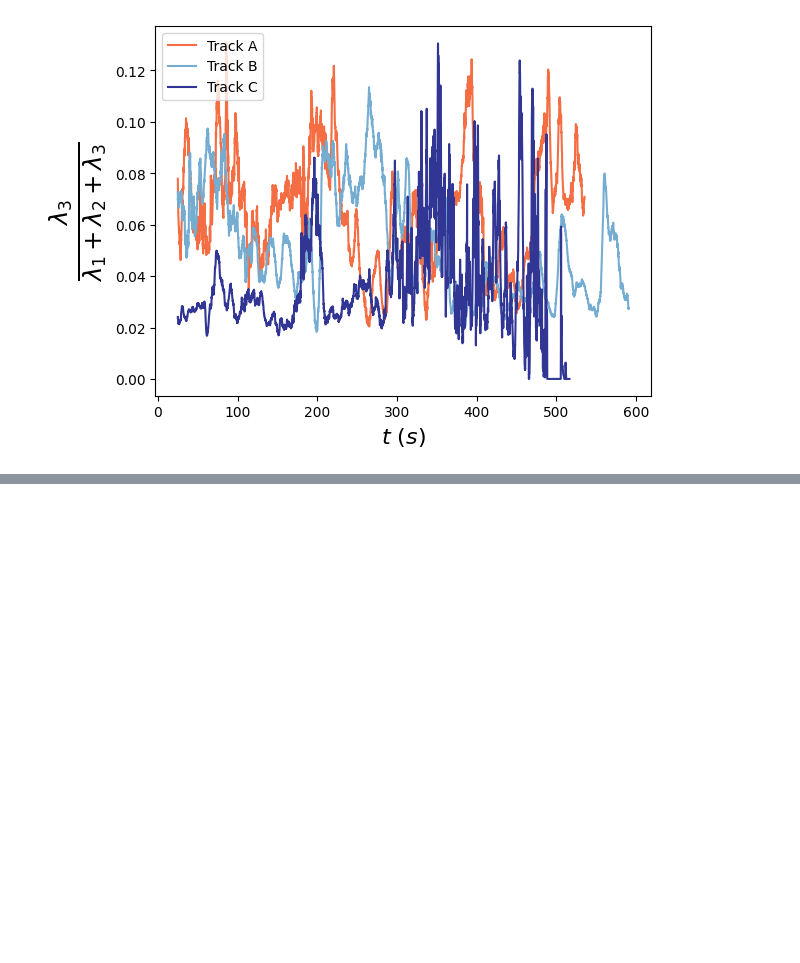
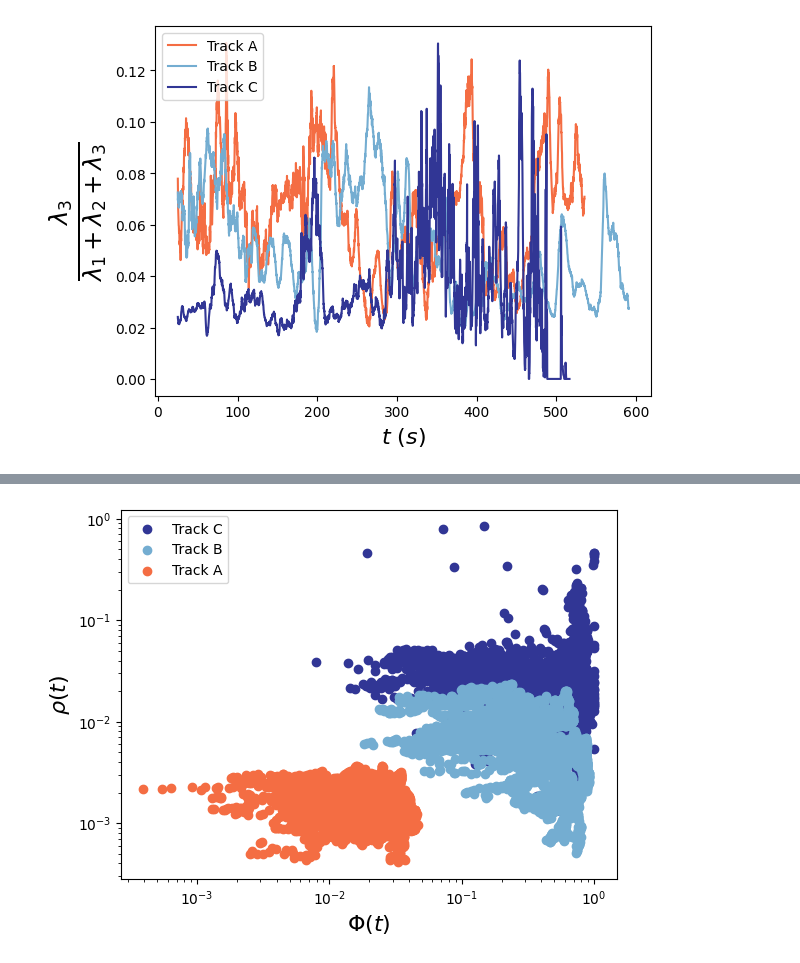
Before and after one commit to mmccraw98/flocking-emergence-iw, a Jupyter notebook: code/data/initial-data-analysis.ipynb, the cells around one changed output, grey strips where cells are left out. Cells and saved outputs as stored; diff of their text form; code cells hidden in the pictures; blank space fills up the shorter version.

```diff
--- a/code/data/initial-data-analysis.ipynb
+++ b/code/data/initial-data-analysis.ipynb
@@ -115,0 +135,13 @@ plt.show()
+# %%
+# correlation between velocity order parameter and density
+plt.scatter(downsample_A2B(vel_order_C, densities_C[densities_C < 1e6]), densities_C[densities_C < 1e6], label='Track C', color=colors[4])
+plt.scatter(downsample_A2B(vel_order_B, densities_B), densities_B, label='Track B', color=colors[3])
+plt.scatter(downsample_A2B(vel_order_A, densities_A), densities_A, label='Track A', color=colors[0])
+plt.yscale('log')
+plt.xscale('log')
+plt.legend()
+plt.xlabel('$\Phi(t)$', fontsize=16)
+plt.ylabel(r'$\rho(t)$', fontsize=16)
+plt.savefig('velocity_order_parameter_vs_density.png', dpi=300, bbox_inches='tight')
+# %% [output]
+[figure, added]
```
Also changed, not shown: parts of 5 cells of this notebook, 5 other files.
